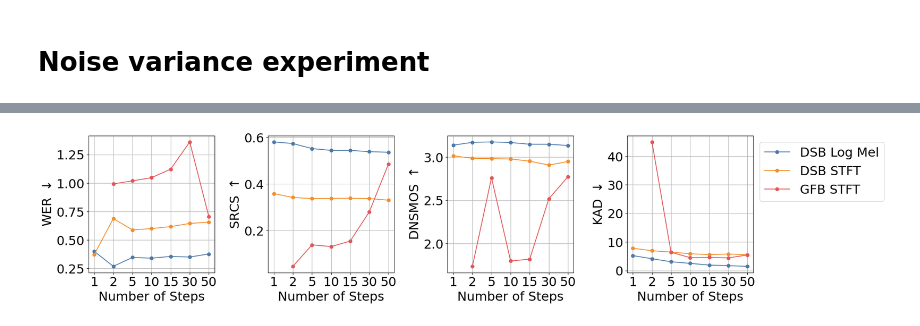
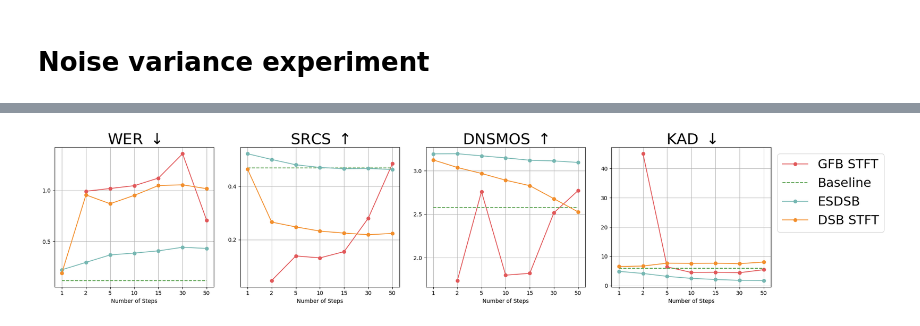
Before and after one commit to kommodeskab/Latent-DSB, a Jupyter notebook: analysis.ipynb, the cells around one changed output, grey strips where cells are left out. Drawn from its saved outputs; the diff is of its cells as text; code cells hidden in the pictures.

```diff
--- a/analysis.ipynb
+++ b/analysis.ipynb
@@ -40,6 +40,9 @@ model_to_name = {
     'stft_det': 'DSB STFT',
     'gfb': 'GFB STFT',
     'baseline': 'Baseline',
+    'esdsb_sto': 'ESDSB',
+    'baseline': 'Baseline',
+    'esdsb_det': 'ESDSB Deterministic',
 }
 
 model_to_color = {
@@ -47,4 +50,25 @@ model_to_color = {
     'stft_sto': '#F28E2B',
     'stft_det': '#F28E2B',
     'gfb': '#E15759',
+    'esdsb_sto': '#76B7B2',
+    'baseline': '#59A14F',
+    'esdsb_det': '#FF9DA7',
 }
+# %%
+from IPython.display import Audio, display
+for model in ['sepformer', 'esdsb_sto_30']:
+    print(model)
+    batches = load_all_batches(f'/work3/s214630/Latent-DSB/test_results/test_noise/{model}', max_num_batches=1)
+    metrics = torch.load(f'/work3/s214630/Latent-DSB/test_results/test_noise/{model}/metrics.pt')
+
+    x0, x1, x0_recon = batches['x0'], batches['x1'], batches['x0_recon']
+
+    for i in range(1):
+        # display(Audio(x0[i].flatten(), rate=16000))
+        # display(Audio(x1[i].flatten(), rate=16000))
+        display(Audio(x0_recon[i].flatten(), rate=16000))
+
+    for metric, values in metrics.items():
+        values = torch.tensor(values)
+        print(metric, values.mean())
+    print("."*30)
@@ -50,0 +92,6 @@ model_to_color = {
+# %%
+import matplotlib.pyplot as plt
+metrics = torch.load(f'/work3/s214630/Latent-DSB/test_results/test_noise/sepformer/metrics.pt')
+snr = metrics['snr']
+plt.hist(snr,bins=20)
+plt.show()
@@ -56,7 +105,7 @@ data = dict()
 what_test = "clip"
 
 num_steps = [1, 2, 5, 10, 15, 30, 50]  # reversed order for plotting
-for model in ['mel_sto', 'stft_sto', 'gfb', 'baseline']:
+for model in ['gfb', 'baseline', 'esdsb_sto', 'stft_sto']:
     data[model] = dict()
     for metric in ['wer', 'srcs', 'dnsmos', 'kad']:
         metric_dict = dict()
@@ -77,35 +126,39 @@ for model in ['mel_sto', 'stft_sto', 'gfb', 'baseline']:
             metric_dict[num_step] = value
 
             if model == 'baseline':
-                continue
+                break
 
         data[model][metric] = metric_dict
 
 fig, axs = plt.subplots(1, 4, figsize=(22, 5))
 axs : list[plt.Axes]
 plt.rcParams.update({'font.size': 23})
 
 for i, (model, metrics) in enumerate(data.items()):
     if model == 'baseline':
+        axs[0].hlines(y=metrics['wer'].values(), linestyles='--', xmin=0, xmax=len(num_steps)-1, color=model_to_color[model])
+        axs[1].hlines(y=metrics['srcs'].values(), linestyles='--', xmin=0, xmax=len(num_steps)-1, color=model_to_color[model])
+        axs[2].hlines(y=metrics['dnsmos'].values(), linestyles='--', xmin=0, xmax=len(num_steps)-1, color=model_to_color[model])
+        axs[3].hlines(y=metrics['kad'].values(), linestyles='--', xmin=0, xmax=len(num_steps)-1, color=model_to_color[model], label=model_to_name[model])
         continue
 
     xvalues = range(len(num_steps)) if model != 'gfb' else range(1, len(num_steps))  # GFB does not have num_step=1
     axs[0].plot(xvalues, metrics['wer'].values(), marker='o', linestyle='-', color=model_to_color[model])
     axs[1].plot(xvalues, metrics['srcs'].values(), marker='o', linestyle='-', color=model_to_color[model])
     axs[2].plot(xvalues, metrics['dnsmos'].values(), marker='o', linestyle='-', color=model_to_color[model])
     axs[3].plot(xvalues, metrics['kad'].values(), marker='o', linestyle='-', color=model_to_color[model], label=model_to_name[model])
 for i in range(4):
     axs[i].set_xlabel("Number of Steps")
-    axs[i].set_ylabel([r"WER $\downarrow$", r"SRCS $\uparrow$", r"DNSMOS $\uparrow$", r"KAD $\downarrow$"][i])
+    axs[i].set_title([r"WER $\downarrow$", r"SRCS $\uparrow$", r"DNSMOS $\uparrow$", r"KAD $\downarrow$"][i])
     axs[i].grid(True)
     axs[i].set_xticks(range(len(num_steps)))
     axs[i].set_xticklabels(num_steps)
     if i == 3:
         axs[i].legend(loc='upper left', bbox_to_anchor=(1, 1))
 plt.tight_layout()
 plt.savefig(f"test_results/test_{what_test}/metrics.png", bbox_inches='tight', dpi=300)
 plt.show()
 # %% [output]
-[figure, old version]
+[figure, new version]
 # %%
 # make it easy to copy paste the results to txt file
```
Also changed, not shown: parts of 9 cells of this notebook, 33 other files.
